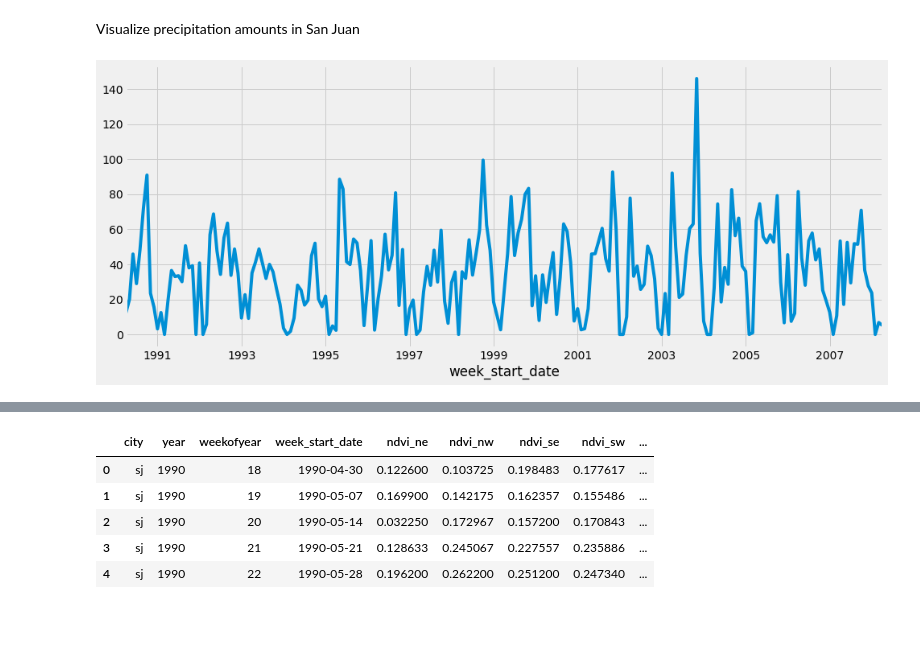
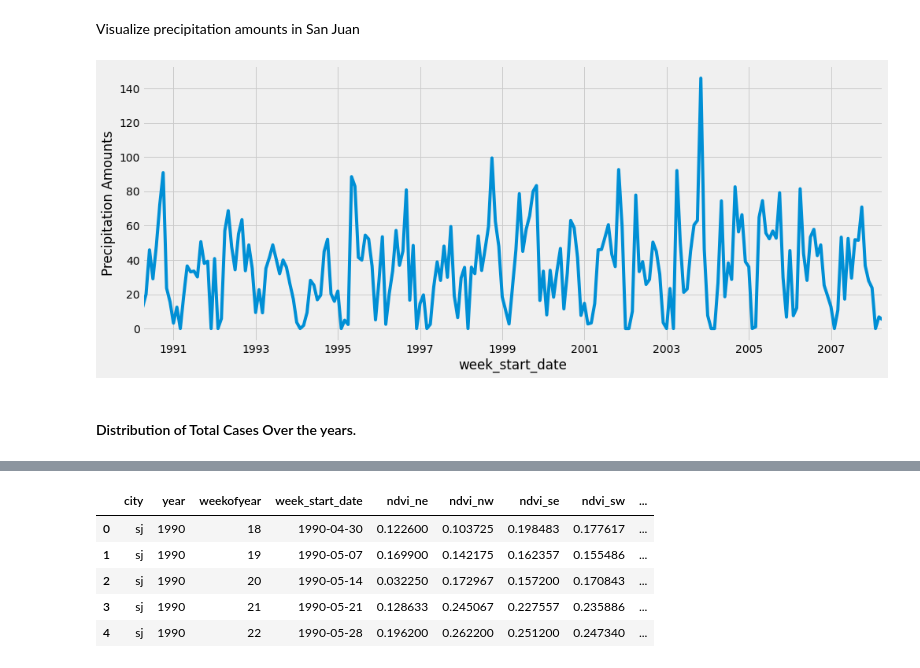
Before and after one commit to Mjcherono/Predicting-Disease-Spread, a Jupyter notebook: dengue.ipynb, the cells around one changed output, grey strips where cells are left out. Cells and saved outputs as stored; diff of their text form; code cells hidden in the pictures; blank space fills up the shorter version.

```diff
--- a/dengue.ipynb
+++ b/dengue.ipynb
@@ -519,9 +519,12 @@ Freq: MS, Name: precipitation_amt_mm, Length: 217, dtype: float64
 Visualize precipitation amounts in San Juan
 # %%
 d.plot(figsize=(15, 6))
+plt.ylabel("Precipitation Amounts")
 plt.show()
 # %% [output]
-[figure, old version]
+[figure, new version]
+# %% [markdown]
+#### Distribution of Total Cases Over the years.
 # %%
 %matplotlib inline
 
```
Also changed, not shown: parts of 23 cells of this notebook.
